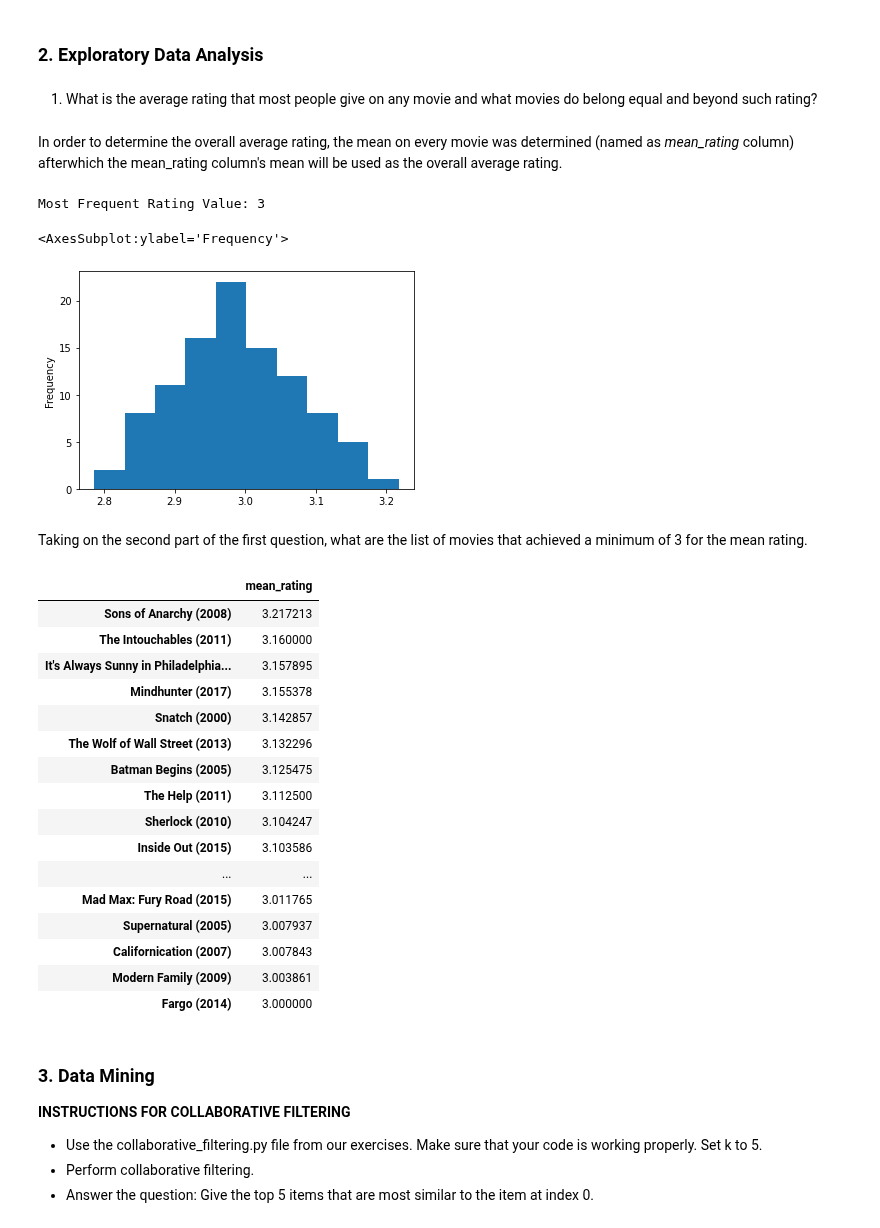
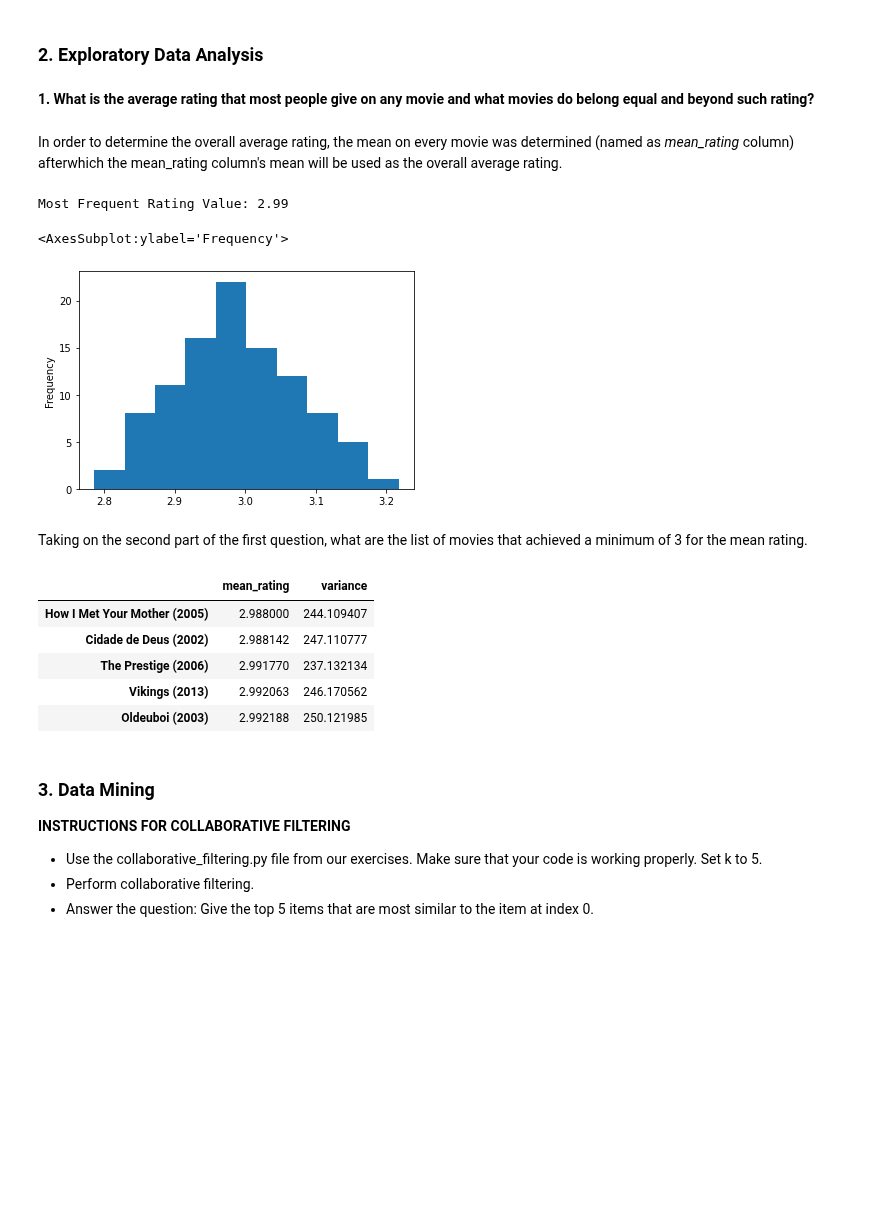
Before and after one commit to jm55/CSMODEL, a Jupyter notebook: Project 2/CSMODEL - Movies_Collab Project.ipynb, the cells around one changed output. Cells and saved outputs as stored; diff of their text form; code cells hidden in the pictures; blank space fills up the shorter version.

```diff
--- a/Project 2/CSMODEL - Movies_Collab Project.ipynb
+++ b/Project 2/CSMODEL - Movies_Collab Project.ipynb
@@ -79,6 +79,8 @@ movie_df
 itemList = movie_df['movie_year'].to_list()
 itemList = itemList[0:100] #limiting to row size
 main_df.index = itemList
+main_df['votes'] = main_df.count(axis=1).to_list()
+main_df['imdb'] = movie_df['imdb'].iloc[0:100].to_list()
 print(main_df.info())
 # %% [output]
 <class 'pandas.core.frame.DataFrame'>
@@ -107,42 +109,32 @@ main_df
 # %% [markdown]
 ### 2. Exploratory Data Analysis
 # %% [markdown]
-1. What is the average rating that most people give on any movie and what movies do belong equal and beyond such rating?
+**1. What is the average rating that most people give on any movie and what movies do belong equal and beyond such rating?**
 # %% [markdown]
 In order to determine the overall average rating, the mean on every movie was determined (named as *mean_rating* column) afterwhich the mean_rating column's mean will be used as the overall average rating.
 # %%
 vis_df = pd.DataFrame()
-vis_df.set_index = main_df.index
-vis_df['mean_rating'] = main_df.mean(axis=1) #Average rating on every movie
+vis_df['mean_rating'] = main_df.iloc[:,0:300].mean(axis=1) #Average rating on every movie
+vis_df['variance'] = main_df.var(axis=1).to_list()
 overall_mean = vis_df['mean_rating'].mean()
-print('Most Frequent Rating Value: {:.0f}'.format(overall_mean)) #Average of mean_rating column in main_df
+print('Most Frequent Rating Value: {:.2f}'.format(overall_mean)) #Average of mean_rating column in main_df
 vis_df['mean_rating'].plot.hist(bins=10)
 # %% [output]
-Most Frequent Rating Value: 3
+Most Frequent Rating Value: 2.99
 <AxesSubplot:ylabel='Frequency'>
 [figure]
 # %% [markdown]
 Taking on the second part of the first question, what are the list of movies that achieved a minimum of 3 for the mean rating.
 # %%
-vis_df[vis_df['mean_rating'] >= 3].sort_values(by='mean_rating', ascending=False)
+vis_df = vis_df[vis_df['mean_rating'] >= overall_mean].sort_values(by='mean_rating', ascending=False)
+vis_df.nsmallest(5, columns='mean_rating')
 # %% [output]
-|  | mean_rating |
-| Sons of Anarchy (2008) | 3.217213 |
-| The Intouchables (2011) | 3.160000 |
-| It's Always Sunny in Philadelphia... | 3.157895 |
-| Mindhunter (2017) | 3.155378 |
-| Snatch (2000) | 3.142857 |
-| The Wolf of Wall Street (2013) | 3.132296 |
-| Batman Begins (2005) | 3.125475 |
-| The Help (2011) | 3.112500 |
-| Sherlock (2010) | 3.104247 |
-| Inside Out (2015) | 3.103586 |
-| ... | ... |
-| Mad Max: Fury Road (2015) | 3.011765 |
-| Supernatural (2005) | 3.007937 |
-| Californication (2007) | 3.007843 |
-| Modern Family (2009) | 3.003861 |
-| Fargo (2014) | 3.000000 |
+|  | mean_rating | variance |
+| How I Met Your Mother (2005) | 2.988000 | 244.109407 |
+| Cidade de Deus (2002) | 2.988142 | 247.110777 |
+| The Prestige (2006) | 2.991770 | 237.132134 |
+| Vikings (2013) | 2.992063 | 246.170562 |
+| Oldeuboi (2003) | 2.992188 | 250.121985 |
 # %% [markdown]
 ### 3. Data Mining
 
```
Also changed, not shown: parts of 8 cells of this notebook.
